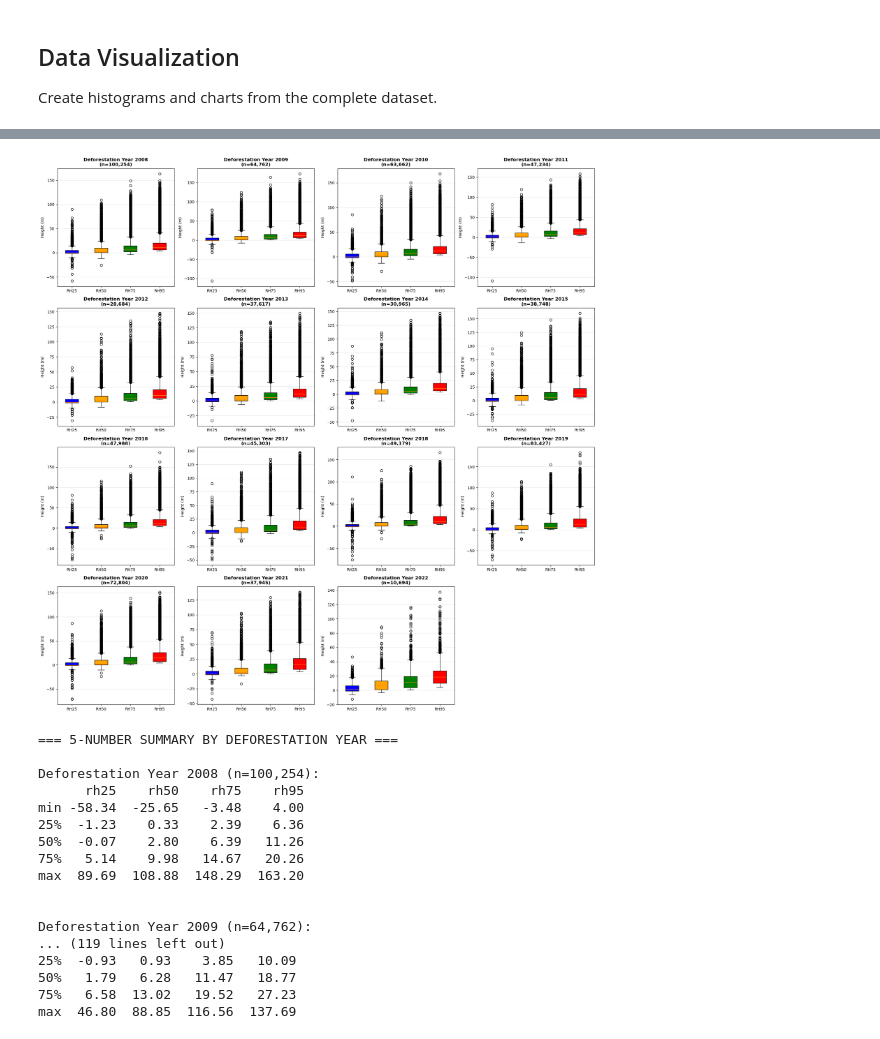
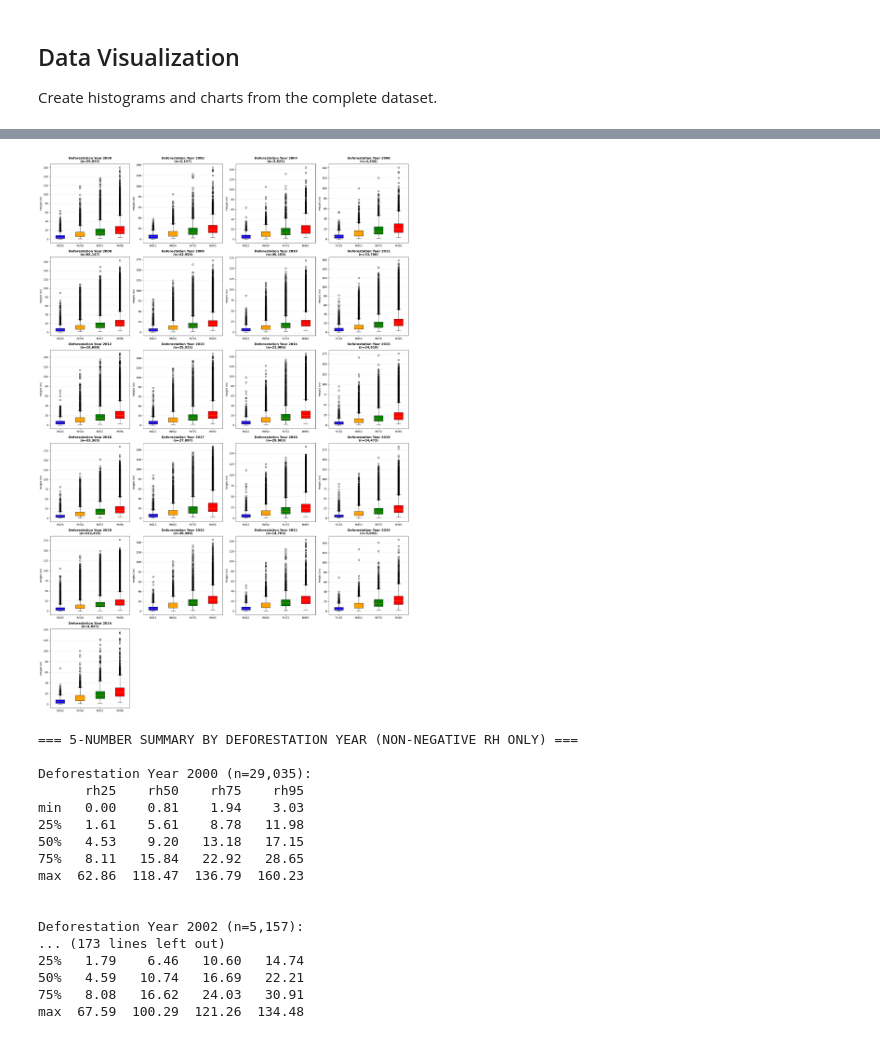
Before and after one commit to NaiaraSPinto/VegMapper, a Jupyter notebook: histogram_creation/new_hist_creation.ipynb, the cells around one changed output, grey strips where cells are left out. Saved outputs shown, nothing was run; the diff lists cells and outputs as text; code cells hidden in the pictures.

```diff
--- a/histogram_creation/new_hist_creation.ipynb
+++ b/histogram_creation/new_hist_creation.ipynb
@@ -49,14 +45,32 @@ def label_raster_val(value):
         return 'Unknown'
 # %%
 # Get the CSV from link - Process entire file in chunks
-path = '../csv_files/gedi_prodes_joined_1.csv'
+path = '../csv_files/final_for_aag_paper/gedi_prodes_2026_joined.csv'
 
 chunk_size = 100000  # Process 100k rows at a time
 chunks = []
+row_offset = 0
 
 print("Reading file in chunks...")
 for i, chunk in enumerate(pd.read_csv(path, chunksize=chunk_size)):
+    original_chunk_len = len(chunk)
     # Apply transformations to each chunk using defined functions
+    for idx, row in chunk.iterrows():
+        global_row = row_offset + idx + 1   # +1 if you want 1-based indexing
+
+        try:
+            get_date(row['source_url'])
+            label_raster_val(row['RASTERVALU'])
+        except Exception as e:
+            print("\nERROR DETECTED")
+            print(f"Chunk: {i+1}")
+            print(f"CSV Row Number: {global_row}")
+            print("Row contents:")
+            print(row)
+            print("Error:", e)
+
+            raise SystemExit("Stopping execution so you can debug.")
+
     chunk['date'] = chunk['source_url'].apply(get_date)
     chunk['land_class'] = chunk['RASTERVALU'].apply(label_raster_val)
 
@@ -66,6 +80,8 @@ for i, chunk in enumerate(pd.read_csv(path, chunksize=chunk_size)):
     chunks.append(chunk)
     print(f"  Processed chunk {i+1} ({len(chunk)} rows)")
 
+    row_offset += original_chunk_len
+
 # Combine all chunks
 df = pd.concat(chunks, ignore_index=True)
 print(f"\nTotal rows loaded: {len(df):,}")
@@ -363,7 +396,7 @@ print(regrowth_stats['rh50'].round(2))
 fig, axes = plt.subplots(2, 2, figsize=(16, 12))
 
 metrics = ['rh25', 'rh50', 'rh75', 'rh95']
-titles = ['RH25 Recovery', 'RH50 (Median) Recovery', 'RH75 Recovery', 'RH95 Recovery']
+titles = ['RH25 Recovery', 'RH50 Recovery', 'RH75 Recovery', 'RH95 Recovery']
 
 for idx, (metric, title, color) in enumerate(zip(metrics, titles, colors)):
     ax = axes[idx // 2, idx % 2]
@@ -410,6 +442,6 @@ Name: rh50, dtype: float64
 # %%
 # Bar charts for each deforestation year showing all 4 rh metrics
-years = sorted(deforestation_data['deforestation_year'].unique())
+years = sorted(pos_rh_deforestation_data['deforestation_year'].unique())
 
 # rows/columns needed for subplots
 n_years = len(years)
@@ -423,7 +455,7 @@ for idx, year in enumerate(years):
     ax = axes[idx]
 
     # Get data for this year
-    year_data = deforestation_data[deforestation_data['deforestation_year'] == year]
+    year_data = pos_rh_deforestation_data[pos_rh_deforestation_data['deforestation_year'] == year]
 
     # Calc mean heights for each rh value
     mean_heights = [year_data[metric].mean() for metric in metrics]
@@ -452,6 +484,6 @@ plt.show()
 # %%
 # Boxplots for each deforestation year showing all 4 rh metrics
-years = sorted(deforestation_data['deforestation_year'].unique())
+years = sorted(pos_rh_deforestation_data['deforestation_year'].unique())
 
 # rows/columns needed for subplots
 n_years = len(years)
@@ -463,54 +495,54 @@ axes = axes.flatten()  # Flatten to 1D array
 
 for idx, year in enumerate(years):
     ax = axes[idx]
 
     # Get data for this year
-    year_data = deforestation_data[deforestation_data['deforestation_year'] == year]
+    year_data = pos_rh_deforestation_data[pos_rh_deforestation_data['deforestation_year'] == year]
     data_by_metric = [year_data[metric] for metric in metrics]
 
     # create boxplot
     bp = ax.boxplot(data_by_metric, tick_labels=['RH25', 'RH50', 'RH75', 'RH95'], patch_artist=True)
 
     # color boxes
     for box, color in zip(bp['boxes'], colors):
         box.set_facecolor(color)
 
     ax.set_ylabel('Height (m)')
     ax.set_title(f'Deforestation Year {year}\n(n={len(year_data):,})', fontweight='bold')
     ax.grid(axis='y', alpha=0.3)
 
 # remove unused plots
 for j in range(len(years), n_cols*n_rows):
     axes[j].axis("off")
 
 plt.tight_layout()
 plt.show()
 
-print("\n=== 5-NUMBER SUMMARY BY DEFORESTATION YEAR ===\n")
+print("\n=== 5-NUMBER SUMMARY BY DEFORESTATION YEAR (NON-NEGATIVE RH ONLY) ===\n")
 for year in years:
-    year_data = deforestation_data[deforestation_data['deforestation_year'] == year]
+    year_data = pos_rh_deforestation_data[pos_rh_deforestation_data['deforestation_year'] == year]
     print(f"Deforestation Year {year} (n={len(year_data):,}):")
     summary = year_data[metrics].describe().loc[['min', '25%', '50%', '75%', 'max']]
     print(summary.round(2), '\n\n')
 # %% [output]
-[figure, old version]
+[figure, new version]
-=== 5-NUMBER SUMMARY BY DEFORESTATION YEAR ===
+=== 5-NUMBER SUMMARY BY DEFORESTATION YEAR (NON-NEGATIVE RH ONLY) ===
 
-Deforestation Year 2008 (n=100,254):
+Deforestation Year 2000 (n=29,035):
       rh25    rh50    rh75    rh95
-min -58.34  -25.65   -3.48    4.00
-25%  -1.23    0.33    2.39    6.36
-50%  -0.07    2.80    6.39   11.26
-75%   5.14    9.98   14.67   20.26
-max  89.69  108.88  148.29  163.20
+min   0.00    0.81    1.94    3.03
+25%   1.61    5.61    8.78   11.98
+50%   4.53    9.20   13.18   17.15
+75%   8.11   15.84   22.92   28.65
+max  62.86  118.47  136.79  160.23
 
 
-Deforestation Year 2009 (n=64,762):
-... (119 lines left out)
-25%  -0.93   0.93    3.85   10.09
-50%   1.79   6.28   11.47   18.77
-75%   6.58  13.02   19.52   27.23
-max  46.80  88.85  116.56  137.69
+Deforestation Year 2002 (n=5,157):
+... (173 lines left out)
+25%   1.79    6.46   10.60   14.74
+50%   4.59   10.74   16.69   22.21
+75%   8.08   16.62   24.03   30.91
+max  67.59  100.29  121.26  134.48
 # %%
 # #Boxplots for the negative rh values in deforested points - can ignore this
 
```
Also changed, not shown: parts of 14 cells of this notebook, 6 other files.
